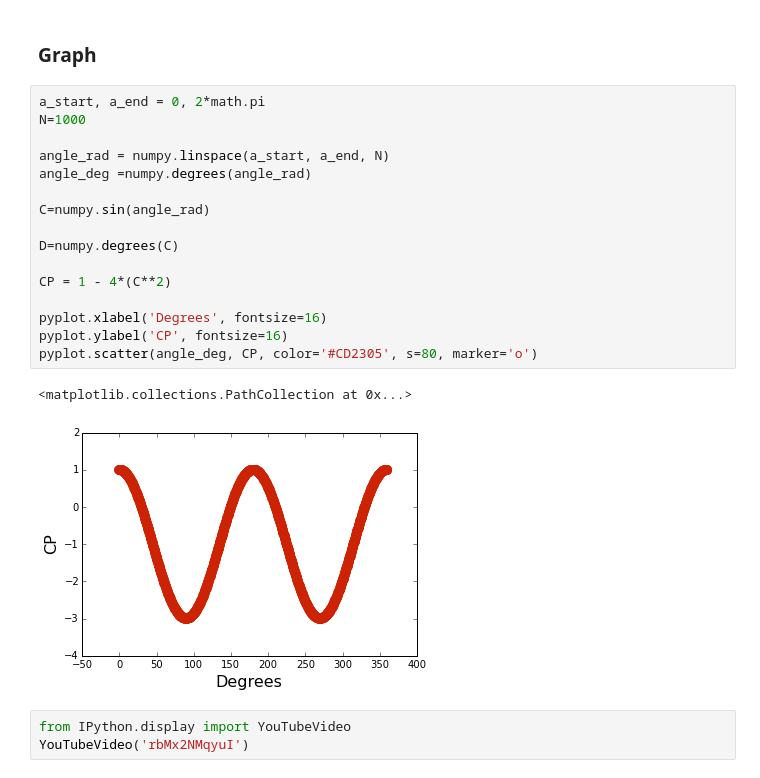
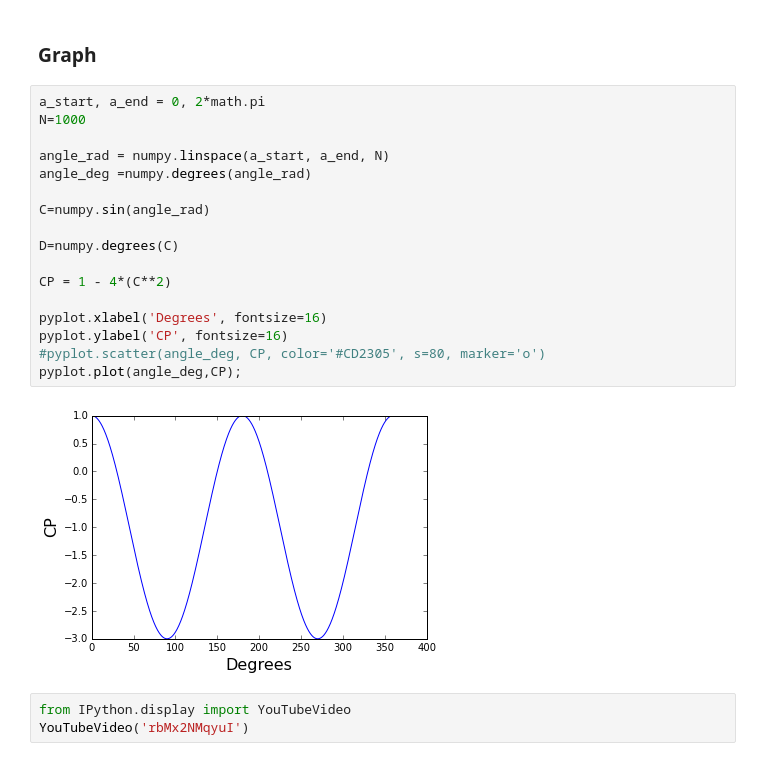
Before and after one commit to lgmartinez/AeroPython, a Jupyter notebook: Exercises/Lesson3_Doublet.ipynb, the cells around one changed output. Drawn from its saved outputs; the diff is of its cells as text.

```diff
--- a/Exercises/Lesson3_Doublet.ipynb
+++ b/Exercises/Lesson3_Doublet.ipynb
@@ -200,22 +200,22 @@ Cp = 1 - 4*{sin(θ)}^2
 # %%
 a_start, a_end = 0, 2*math.pi
 N=1000
 
 angle_rad = numpy.linspace(a_start, a_end, N)
 angle_deg =numpy.degrees(angle_rad)
 
 C=numpy.sin(angle_rad)
 
 D=numpy.degrees(C)
 
 CP = 1 - 4*(C**2)
 
 pyplot.xlabel('Degrees', fontsize=16)
 pyplot.ylabel('CP', fontsize=16)
-pyplot.scatter(angle_deg, CP, color='#CD2305', s=80, marker='o')
+#pyplot.scatter(angle_deg, CP, color='#CD2305', s=80, marker='o')
+pyplot.plot(angle_deg,CP);
 # %% [output]
-<matplotlib.collections.PathCollection at 0x...>
-[figure, old version]
+[figure, new version]
 # %%
 from IPython.display import YouTubeVideo
 YouTubeVideo('rbMx2NMqyuI')
```
Also changed, not shown: 10 other files.
